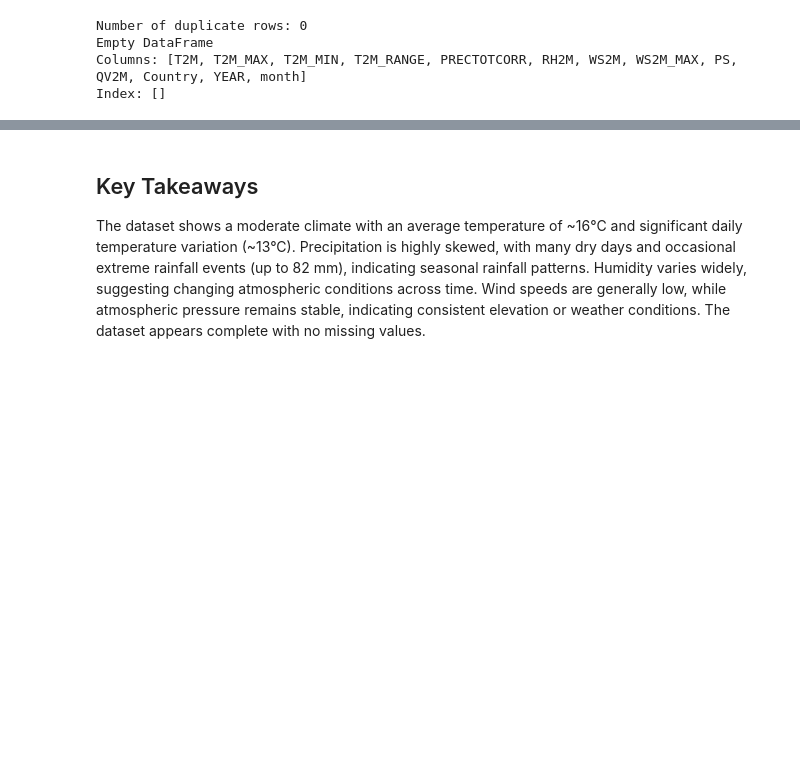
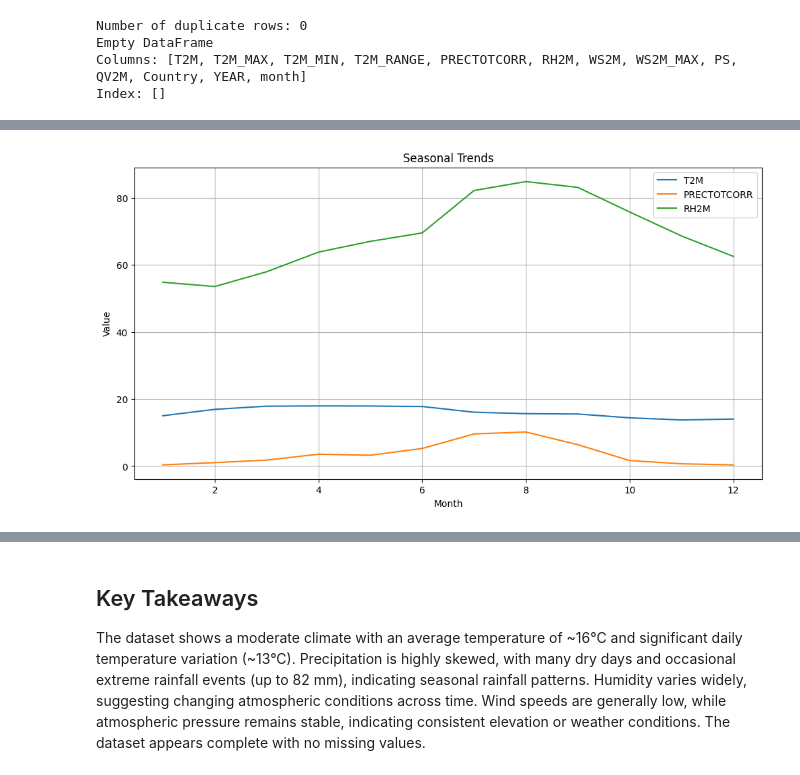
Before and after one commit to bemnetne/climate-challenge-week0, a Jupyter notebook: notebooks/ethiopia_eda.ipynb, the cells around one changed output, grey strips where cells are left out. Cells and saved outputs as stored; diff of their text form; code cells hidden in the pictures; blank space fills up the shorter version.

```diff
--- a/notebooks/ethiopia_eda.ipynb
+++ b/notebooks/ethiopia_eda.ipynb
@@ -102,0 +105,11 @@ df.describe(include="number")
+# %%
+monthly_avg = df.groupby("month").mean(numeric_only=True)
+
+monthly_avg[["T2M", "PRECTOTCORR", "RH2M"]].plot(figsize=(12, 6))
+plt.title("Seasonal Trends")
+plt.xlabel("Month")
+plt.ylabel("Value")
+plt.grid()
+plt.show()
+# %% [output]
+[figure, added]
```
Also changed, not shown: parts of 10 cells of this notebook.
